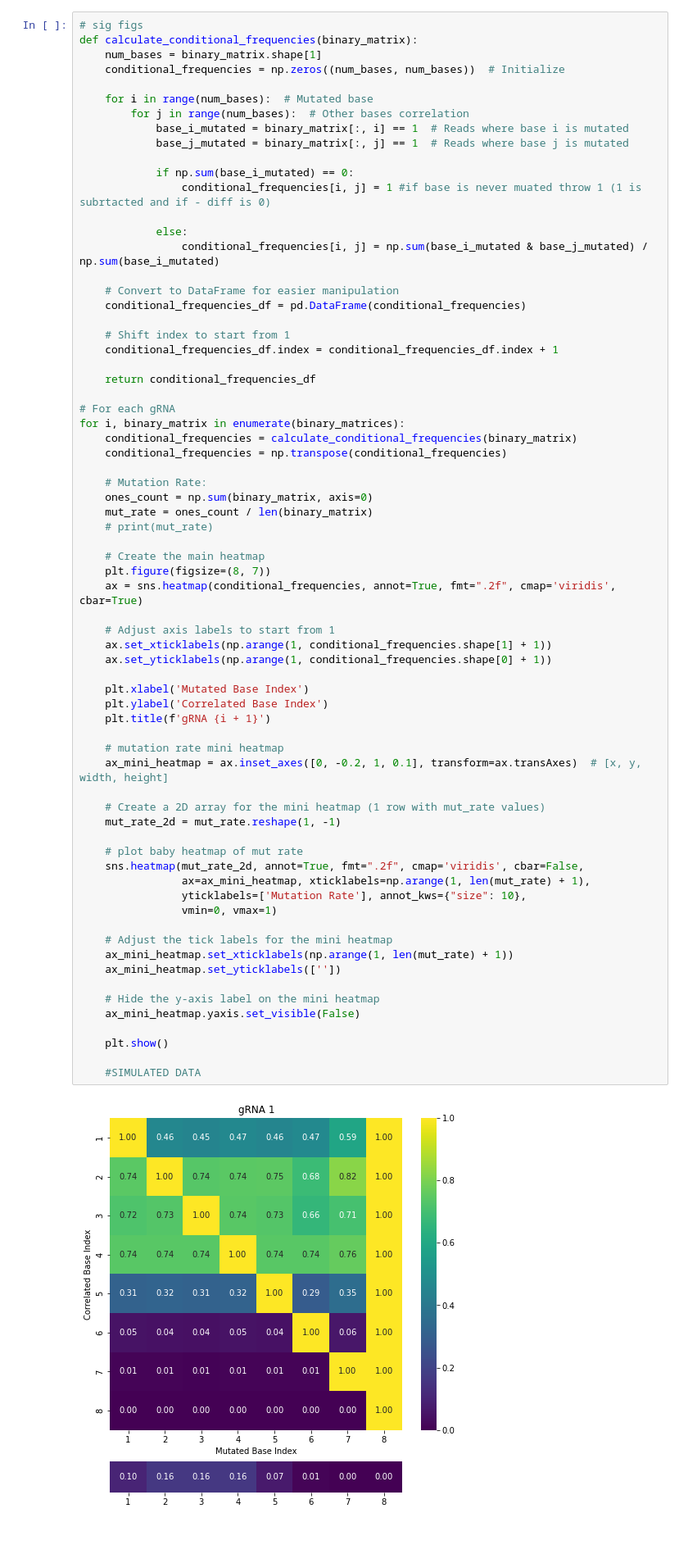
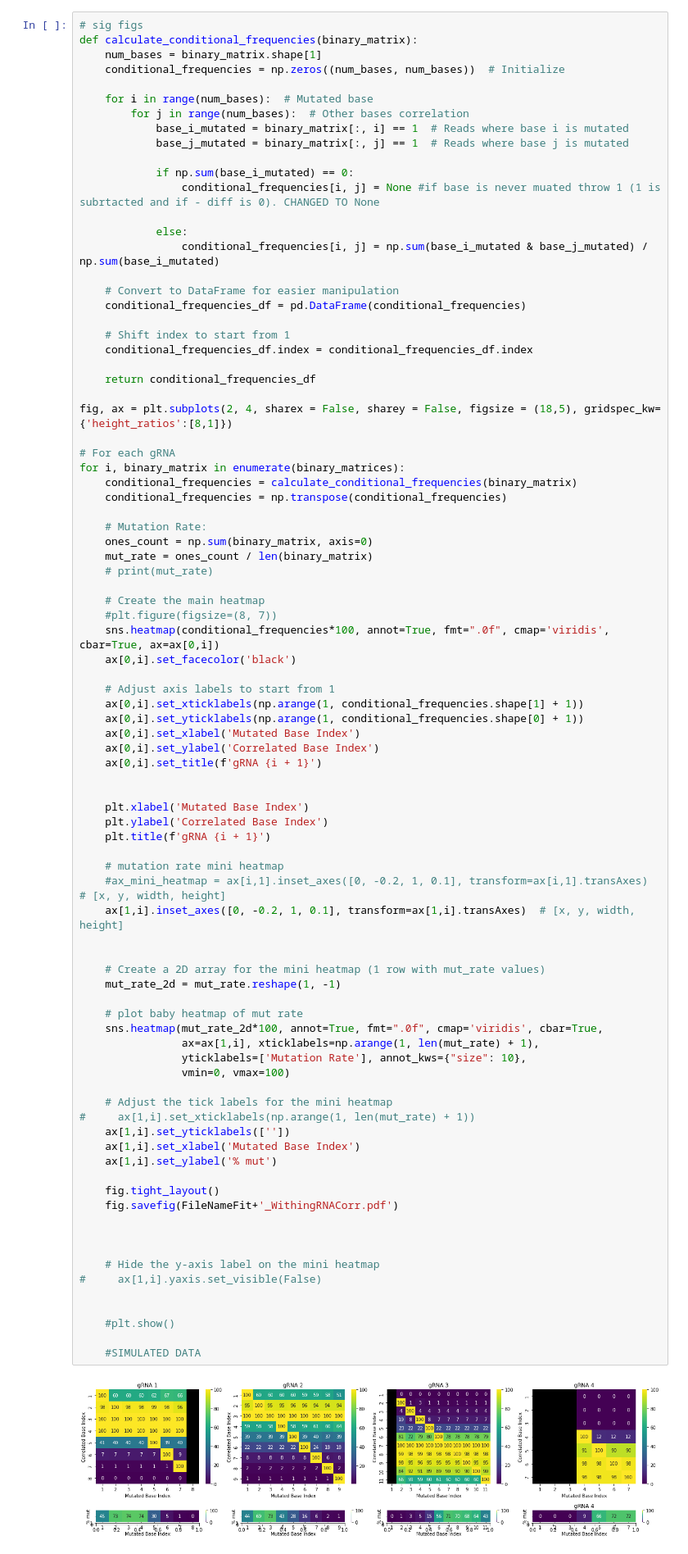
Before and after one commit to oliviarourke/Within-gRNA-Mutation-Correlation, a Jupyter notebook: within_grna_final.ipynb, the cells around one changed output. Shown at 82% size. Cells and saved outputs as stored; diff of their text form.

Commit message:
plot updates
plot updates

```diff
--- a/within_grna_final.ipynb
+++ b/within_grna_final.ipynb
@@ -187,7 +195,7 @@ def calculate_conditional_frequencies(binary_matrix):
             base_j_mutated = binary_matrix[:, j] == 1  # Reads where base j is mutated
 
             if np.sum(base_i_mutated) == 0:
-                conditional_frequencies[i, j] = 1 #if base is never muated throw 1 (1 is subrtacted and if - diff is 0)
+                conditional_frequencies[i, j] = None #if base is never muated throw 1 (1 is subrtacted and if - diff is 0). CHANGED TO None
 
             else:
                 conditional_frequencies[i, j] = np.sum(base_i_mutated & base_j_mutated) / np.sum(base_i_mutated)
@@ -196,9 +204,11 @@ def calculate_conditional_frequencies(binary_matrix):
     conditional_frequencies_df = pd.DataFrame(conditional_frequencies)
 
     # Shift index to start from 1
-    conditional_frequencies_df.index = conditional_frequencies_df.index + 1
+    conditional_frequencies_df.index = conditional_frequencies_df.index
 
     return conditional_frequencies_df
+
+fig, ax = plt.subplots(2, 4, sharex = False, sharey = False, figsize = (18,5), gridspec_kw={'height_ratios':[8,1]})
 
 # For each gRNA
 for i, binary_matrix in enumerate(binary_matrices):
@@ -206,43 +216,58 @@ for i, binary_matrix in enumerate(binary_matrices):
     conditional_frequencies = np.transpose(conditional_frequencies)
 
     # Mutation Rate:
     ones_count = np.sum(binary_matrix, axis=0)
     mut_rate = ones_count / len(binary_matrix)
     # print(mut_rate)
 
     # Create the main heatmap
-    plt.figure(figsize=(8, 7))
-    ax = sns.heatmap(conditional_frequencies, annot=True, fmt=".2f", cmap='viridis', cbar=True)
+    #plt.figure(figsize=(8, 7))
+    sns.heatmap(conditional_frequencies*100, annot=True, fmt=".0f", cmap='viridis', cbar=True, ax=ax[0,i])
+    ax[0,i].set_facecolor('black')
 
     # Adjust axis labels to start from 1
-    ax.set_xticklabels(np.arange(1, conditional_frequencies.shape[1] + 1))
-    ax.set_yticklabels(np.arange(1, conditional_frequencies.shape[0] + 1))
+    ax[0,i].set_xticklabels(np.arange(1, conditional_frequencies.shape[1] + 1))
+    ax[0,i].set_yticklabels(np.arange(1, conditional_frequencies.shape[0] + 1))
+    ax[0,i].set_xlabel('Mutated Base Index')
+    ax[0,i].set_ylabel('Correlated Base Index')
+    ax[0,i].set_title(f'gRNA {i + 1}')
+
 
     plt.xlabel('Mutated Base Index')
     plt.ylabel('Correlated Base Index')
     plt.title(f'gRNA {i + 1}')
 
     # mutation rate mini heatmap
-    ax_mini_heatmap = ax.inset_axes([0, -0.2, 1, 0.1], transform=ax.transAxes)  # [x, y, width, height]
+    #ax_mini_heatmap = ax[i,1].inset_axes([0, -0.2, 1, 0.1], transform=ax[i,1].transAxes)  # [x, y, width, height]
+    ax[1,i].inset_axes([0, -0.2, 1, 0.1], transform=ax[1,i].transAxes)  # [x, y, width, height]
+
 
     # Create a 2D array for the mini heatmap (1 row with mut_rate values)
     mut_rate_2d = mut_rate.reshape(1, -1)
 
     # plot baby heatmap of mut rate
-    sns.heatmap(mut_rate_2d, annot=True, fmt=".2f", cmap='viridis', cbar=False,
-                ax=ax_mini_heatmap, xticklabels=np.arange(1, len(mut_rate) + 1),
+    sns.heatmap(mut_rate_2d*100, annot=True, fmt=".0f", cmap='viridis', cbar=True,
+                ax=ax[1,i], xticklabels=np.arange(1, len(mut_rate) + 1),
                 yticklabels=['Mutation Rate'], annot_kws={"size": 10},
-                vmin=0, vmax=1)
+                vmin=0, vmax=100)
 
     # Adjust the tick labels for the mini heatmap
-    ax_mini_heatmap.set_xticklabels(np.arange(1, len(mut_rate) + 1))
-    ax_mini_heatmap.set_yticklabels([''])
+#     ax[1,i].set_xticklabels(np.arange(1, len(mut_rate) + 1))
+    ax[1,i].set_yticklabels([''])
+    ax[1,i].set_xlabel('Mutated Base Index')
+    ax[1,i].set_ylabel('% mut')
+
+    fig.tight_layout()
+    fig.savefig(FileNameFit+'_WithingRNACorr.pdf')
+
+
 
     # Hide the y-axis label on the mini heatmap
-    ax_mini_heatmap.yaxis.set_visible(False)
+#     ax[1,i].yaxis.set_visible(False)
 
-    plt.show()
+
+    #plt.show()
 
     #SIMULATED DATA
 # %% [output]
-[figure, old version]
+[figure, new version]
```
Also changed, not shown: parts of 9 cells of this notebook.
